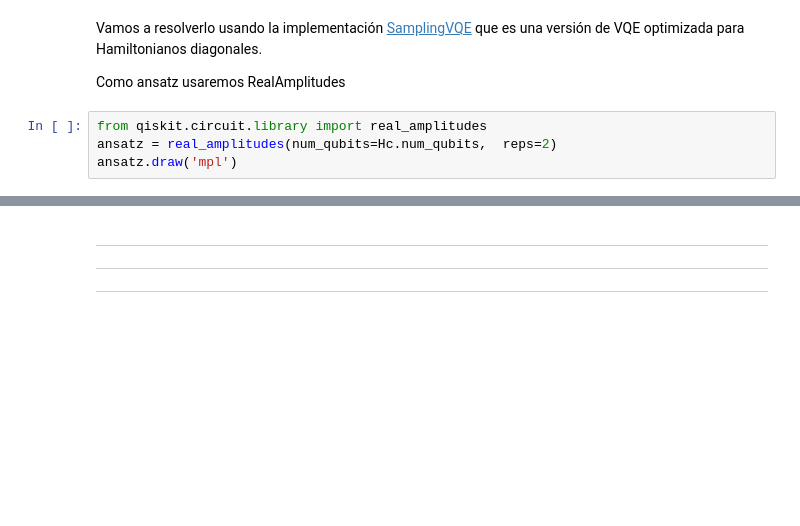
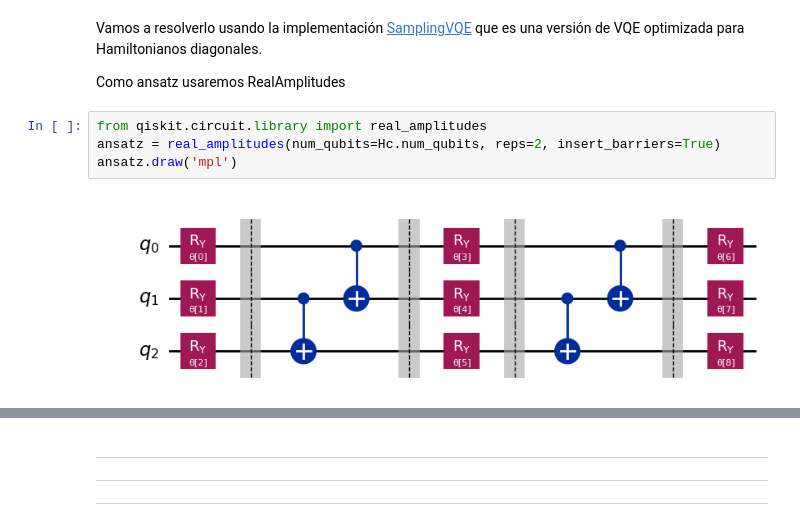
Before and after one commit to tarabelo/PIAC-2526, a Jupyter notebook: Algoritmo cuántico variacional para el cálculo de autovalores (VQE).ipynb, the cells around one changed output, grey strips where cells are left out. Drawn from its saved outputs; the diff is of its cells as text; blank space fills up the shorter version.

```diff
--- a/Algoritmo cuántico variacional para el cálculo de autovalores (VQE).ipynb
+++ b/Algoritmo cuántico variacional para el cálculo de autovalores (VQE).ipynb
@@ -255,8 +276,10 @@ Vamos a resolverlo usando la implementación [SamplingVQE](https://qiskit-commun
 Como ansatz usaremos RealAmplitudes
 # %%
 from qiskit.circuit.library import real_amplitudes
-ansatz = real_amplitudes(num_qubits=Hc.num_qubits,  reps=2)
+ansatz = real_amplitudes(num_qubits=Hc.num_qubits, reps=2, insert_barriers=True)
 ansatz.draw('mpl')
+# %% [output]
+[figure, added]
 # %%
 import numpy as np
 from qiskit_algorithms import SamplingVQE
```
Also changed, not shown: parts of 10 cells of this notebook.
